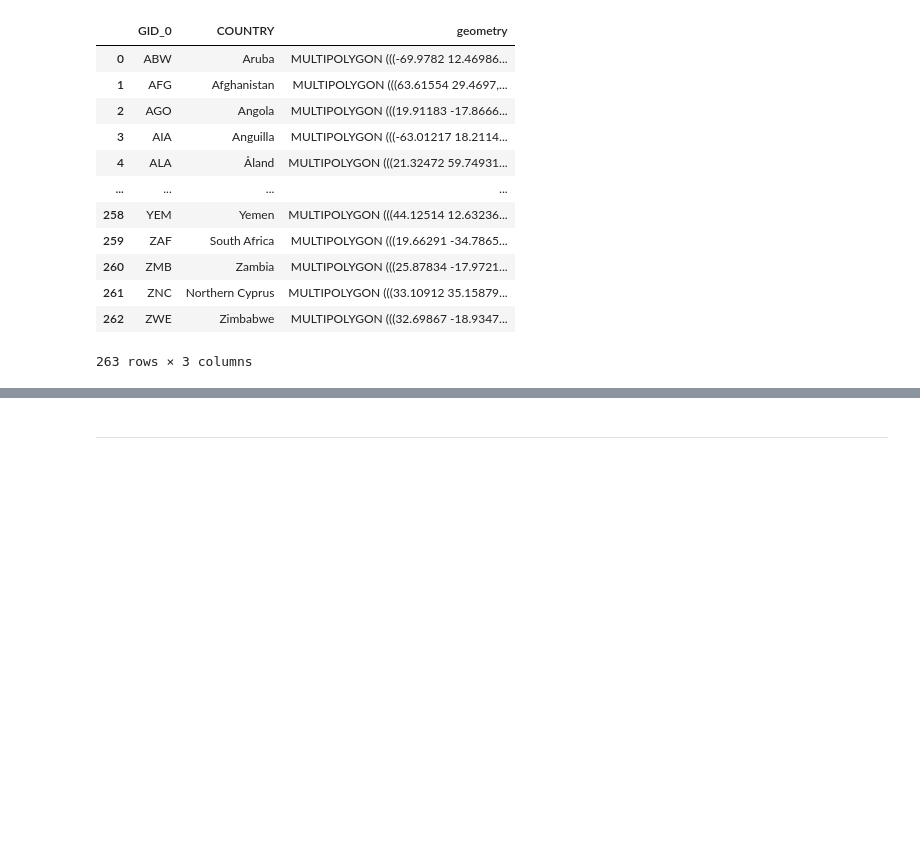
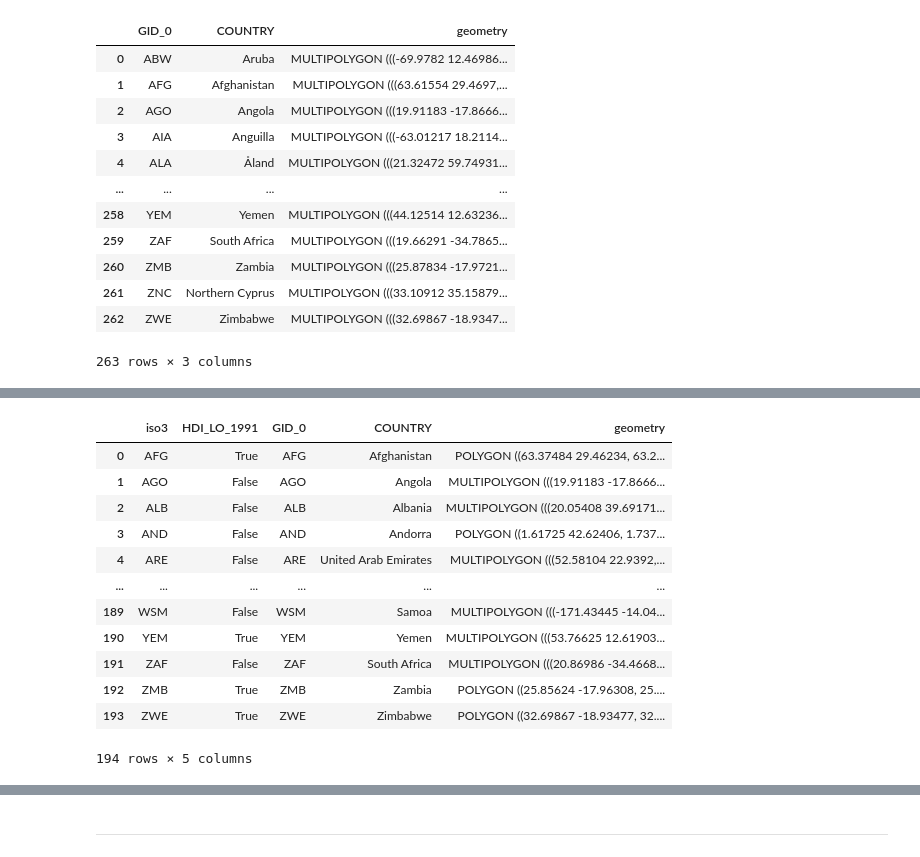
Before and after one commit to felixschulz385/growth-and-temperature, a Jupyter notebook: gnt/experiments/hdi.ipynb, the cells around one changed output, grey strips where cells are left out. Drawn from its saved outputs; the diff is of its cells as text; code cells hidden in the pictures; blank space fills up the shorter version.

```diff
--- a/gnt/experiments/hdi.ipynb
+++ b/gnt/experiments/hdi.ipynb
@@ -148,0 +186,20 @@ test.plot(column="HDI_level")
+# %%
+pd.merge(
+    classifications[["iso3", "HDI_LO_1991"]],
+    world_map,
+    left_on="iso3", right_on="GID_0", how="inner"
+)
+# %% [output]
+|  | iso3 | HDI_LO_1991 | GID_0 | COUNTRY | geometry |
+| 0 | AFG | True | AFG | Afghanistan | POLYGON ((63.37484 29.46234, 63.2... |
+| 1 | AGO | False | AGO | Angola | MULTIPOLYGON (((19.91183 -17.8666... |
+| 2 | ALB | False | ALB | Albania | MULTIPOLYGON (((20.05408 39.69171... |
+| 3 | AND | False | AND | Andorra | POLYGON ((1.61725 42.62406, 1.737... |
+| 4 | ARE | False | ARE | United Arab Emirates | MULTIPOLYGON (((52.58104 22.9392,... |
+| ... | ... | ... | ... | ... | ... |
+| 189 | WSM | False | WSM | Samoa | MULTIPOLYGON (((-171.43445 -14.04... |
+| 190 | YEM | True | YEM | Yemen | MULTIPOLYGON (((53.76625 12.61903... |
+| 191 | ZAF | False | ZAF | South Africa | MULTIPOLYGON (((20.86986 -34.4668... |
+| 192 | ZMB | True | ZMB | Zambia | POLYGON ((25.85624 -17.96308, 25.... |
+| 193 | ZWE | True | ZWE | Zimbabwe | POLYGON ((32.69867 -18.93477, 32.... |
+194 rows × 5 columns
```
Also changed, not shown: parts of 17 cells of this notebook, 1 other file.
